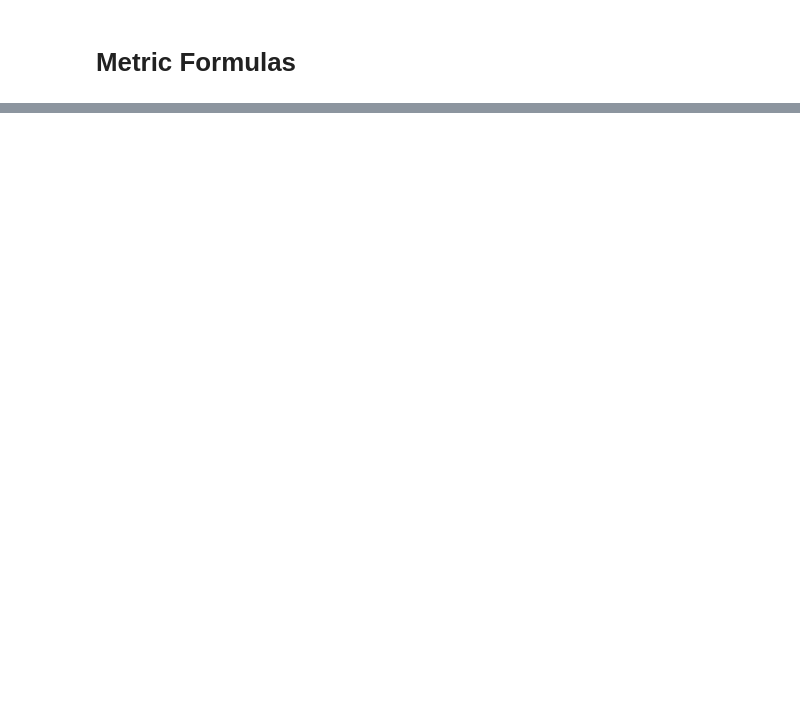
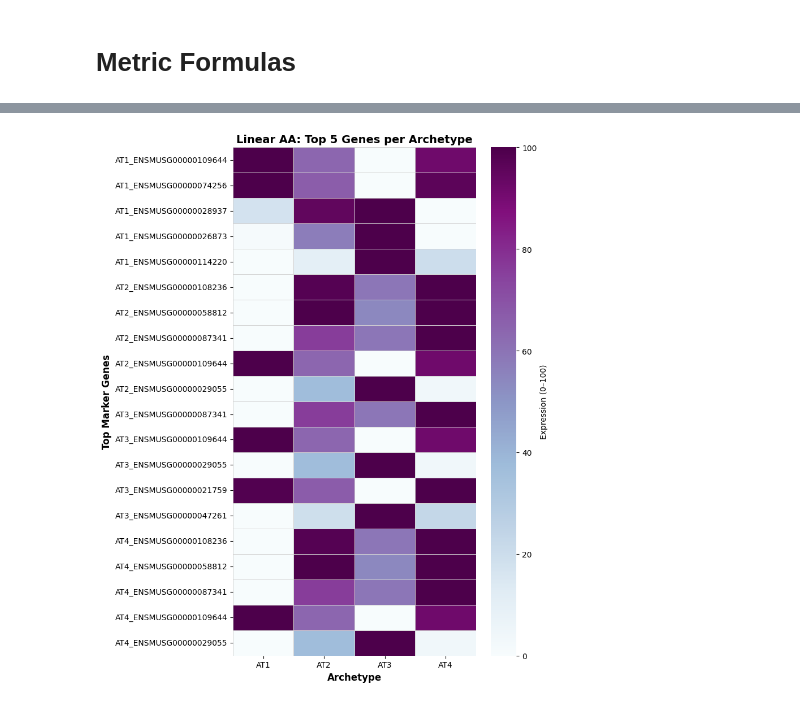
Before and after one commit to joaommata/Deep-Archetypal-Analysis, a Jupyter notebook: LinearAA/Python/LinearAA_BetaCells.ipynb, the cells around one changed output, grey strips where cells are left out. Saved outputs shown, nothing was run; the diff lists cells and outputs as text; code cells hidden in the pictures; blank space fills up the shorter version.

Commit message:
Finished Linear Analysis

```diff
--- a/LinearAA/Python/LinearAA_BetaCells.ipynb
+++ b/LinearAA/Python/LinearAA_BetaCells.ipynb
@@ -21,9 +23,11 @@ from scipy.spatial.distance import squareform, pdist
 # %%
 np.random.seed(0)
 N_ARCHETYPES = 4
-N_RUNS = 5
+N_RUNS = 3
 N_PROTOTYPES = 4
-SAVE_DIR = "results/beta_cells/AANET"
+SAVE_DIR = "results/beta_cells/LinearAA"
+
+os.makedirs(SAVE_DIR, exist_ok=True)
 # %% [markdown]
 ### Load the dataset
 # %%
@@ -94,10 +103,7 @@ S_list = []
 C_list = []
 L_list = []
 
-os.makedirs(SAVE_DIR, exist_ok=True)
-
-# Added a transposoition to ensure final shape
-X = torch.tensor(hfd_magic_pc_norm, dtype=torch.float64).transpose(0, 1)
+X = torch.tensor(hfd_magic_pc_norm, dtype=torch.float64).T
 
 for run in range(N_RUNS):
     print(f"Run {run+1}/{N_RUNS}")
@@ -110,5 +116,5 @@ for run in range(N_RUNS):
     L_list.append(L_run)
 
 # Save everything
-torch.save({'C': C_list, 'S': S_list, 'L': L_list}, os.path.join(SAVE_DIR, '/Users/joaomata/Desktop/DTU/DeepLearning/ProjectDL/LinearAA/Python/results/beta_cells/AANET/beta_cells_gaussian_aa_results.pth'))
+torch.save({'C': C_list, 'S': S_list, 'L': L_list}, os.path.join(SAVE_DIR, '/Users/joaomata/Desktop/DTU/DeepLearning/ProjectDL/LinearAA/Python/results/beta_cells/LinearAA/beta_cells_gaussian_aa_results.pth'))
 # %% [output]
@@ -244,0 +379,86 @@ Mean ISI: 0.06661773824503898
+# %%
+
+# =============================================================================
+# VISUALIZATIONS FOR LINEAR AA (0–100 SCALE)
+# =============================================================================
+import pandas as pd
+import seaborn as sns
+import matplotlib.pyplot as plt
+
+# Load full dataset for gene names
+adata_beta_hfd_full = sc.read_h5ad('data/beta_cells_hfd.h5ad')
+gene_names = adata_beta_hfd_full.var_names.tolist()
+
+# Get full data
+if hasattr(adata_beta_hfd_full.X, 'toarray'):
+    X_full = adata_beta_hfd_full.X.toarray()
+else:
+    X_full = adata_beta_hfd_full.X
+
+# --- FIGURE: Top genes per archetype (Linear AA, 0–100 scale) ---
+top_k = 5
+all_top_genes = []
+heatmap_data = []
+
+for i in range(N_ARCHETYPES):
+    archetype_expr = data_ats_linear[i, :]
+
+    # Calculate percentiles (using only the 1000 subsampled cells you trained on)
+    X_subset = X_full[:1000, :]
+    percentiles = np.array([(X_subset[:, j] < archetype_expr[j]).sum() / len(X_subset) * 100
+                            for j in range(len(archetype_expr))])
+
+    top_indices = np.argsort(percentiles)[-top_k:][::-1]
+
+    for idx in top_indices:
+        gene = gene_names[idx]
+        all_top_genes.append(f"AT{i+1}_{gene}")
+        expr_values = [data_ats_linear[j, idx] for j in range(N_ARCHETYPES)]
+        heatmap_data.append(expr_values)
+
+# Create heatmap
+heatmap_df = pd.DataFrame(heatmap_data,
+                          index=all_top_genes,
+                          columns=[f'AT{i+1}' for i in range(N_ARCHETYPES)])
+
+# Normalize per gene to 0–100
+heatmap_df_norm = (heatmap_df - heatmap_df.min(axis=1).values[:, None]) / \
+                  (heatmap_df.max(axis=1) - heatmap_df.min(axis=1)).values[:, None] * 100
+
+# CLEAN GENE NAMES FOR BETTER VISUALIZATION
+# REMOVE "ESNMUSG000000"
+def clean_gene_name(name):
+    return name.replace("ENSMUSG000000", "")
+
+# plot with the cleaned gene names
+
+fig, ax = plt.subplots(figsize=(8, max(10, top_k * N_ARCHETYPES * 0.4)))
+sns.heatmap(heatmap_df_norm, cmap='BuPu',
+            cbar_kws={'label': 'Expression (0–100)'},
+            linewidths=0.5, linecolor='lightgray',
+            ax=ax, vmin=0, vmax=100, yticklabels=True)
+
+ax.set_xlabel('Archetype', fontsize=12, fontweight='bold')
+ax.set_ylabel('Top Marker Genes', fontsize=12, fontweight='bold')
+ax.set_title(f'Linear AA: Top {top_k} Genes per Archetype', fontsize=14, fontweight='bold')
+
+plt.tight_layout()
+plt.show()
+plt.savefig(f'{SAVE_DIR}/linear_aa_gene_signatures_0_100.png', dpi=300, bbox_inches='tight')
+plt.close()
+
+# Print top genes per archetype
+print("\nLinear AA - Top genes per archetype:")
+for i in range(N_ARCHETYPES):
+    archetype_expr = data_ats_linear[i, :]
+    X_subset = X_full[:1000, :]
+    percentiles = np.array([(X_subset[:, j] < archetype_expr[j]).sum() / len(X_subset) * 100
+                            for j in range(len(archetype_expr))])
+    top_indices = np.argsort(percentiles)[-top_k:][::-1]
+
+    print(f"\nArchetype {i+1}:")
+    for idx in top_indices:
+        gene = gene_names[idx]
+        print(f"  {gene}: {percentiles[idx]:.1f}th percentile")
+# %% [output]
+[figure, added]
```
Also changed, not shown: parts of 15 cells of this notebook, 1 other file.
